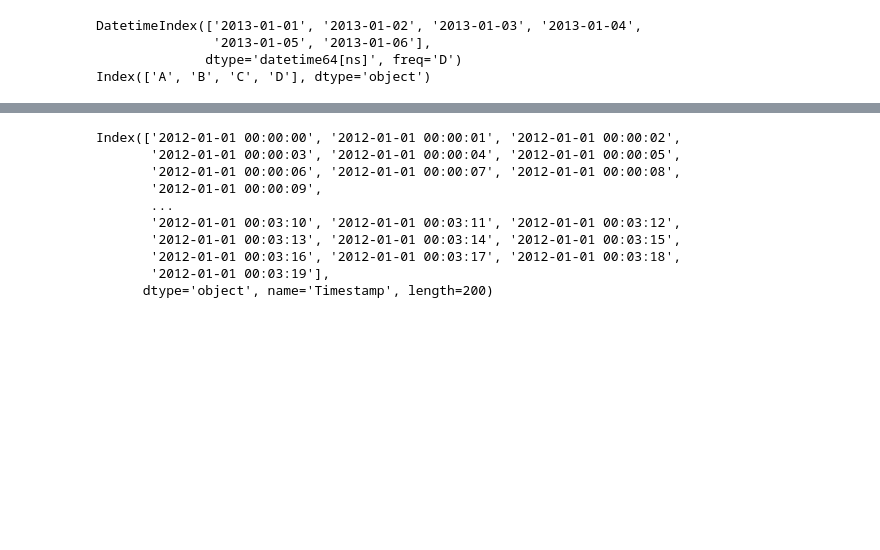
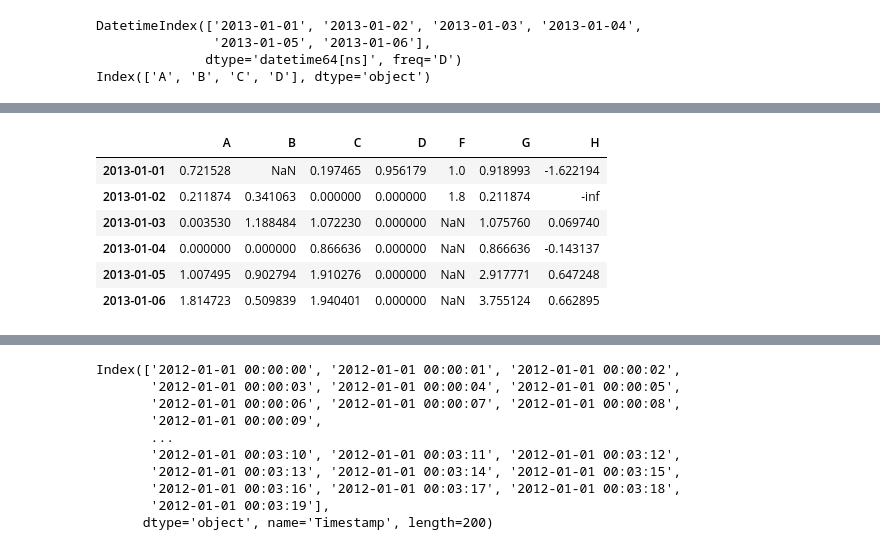
Before and after one commit to rodrigoms95/Hidro_sup, a Jupyter notebook: Clase 3/pandas.ipynb, the cells around one changed output, grey strips where cells are left out. Drawn from its saved outputs; the diff is of its cells as text; code cells hidden in the pictures; blank space fills up the shorter version.

```diff
--- a/Clase 3/pandas.ipynb
+++ b/Clase 3/pandas.ipynb
@@ -389,3 +390,15 @@ df.apply(np.cumsum)
+# %%
+df["H"] = np.log( df["C"] )
+
+df
+# %% [output]
+|  | A | B | C | D | F | G | H |
+| 2013-01-01 | 0.721528 | NaN | 0.197465 | 0.956179 | 1.0 | 0.918993 | -1.622194 |
+| 2013-01-02 | 0.211874 | 0.341063 | 0.000000 | 0.000000 | 1.8 | 0.211874 | -inf |
+| 2013-01-03 | 0.003530 | 1.188484 | 1.072230 | 0.000000 | NaN | 1.075760 | 0.069740 |
+| 2013-01-04 | 0.000000 | 0.000000 | 0.866636 | 0.000000 | NaN | 0.866636 | -0.143137 |
+| 2013-01-05 | 1.007495 | 0.902794 | 1.910276 | 0.000000 | NaN | 2.917771 | 0.647248 |
+| 2013-01-06 | 1.814723 | 0.509839 | 1.940401 | 0.000000 | NaN | 3.755124 | 0.662895 |
 # %%
 # Se puede obtener un histograma.
 
```
Also changed, not shown: parts of 37 cells of this notebook, 2 other files.
